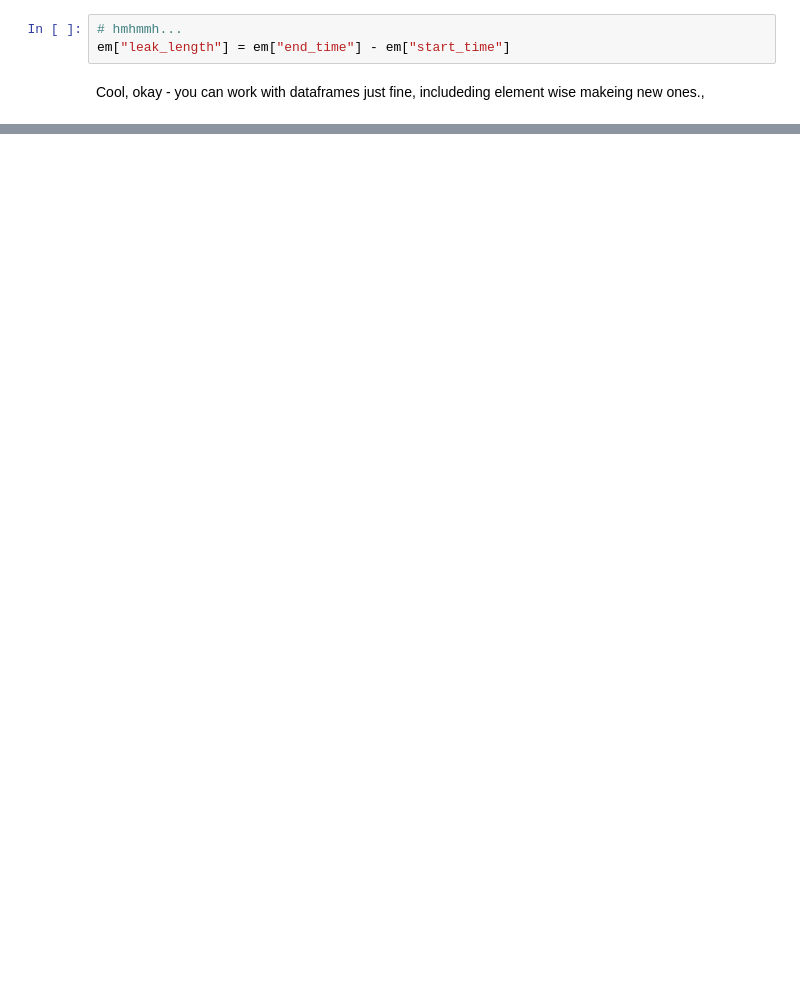
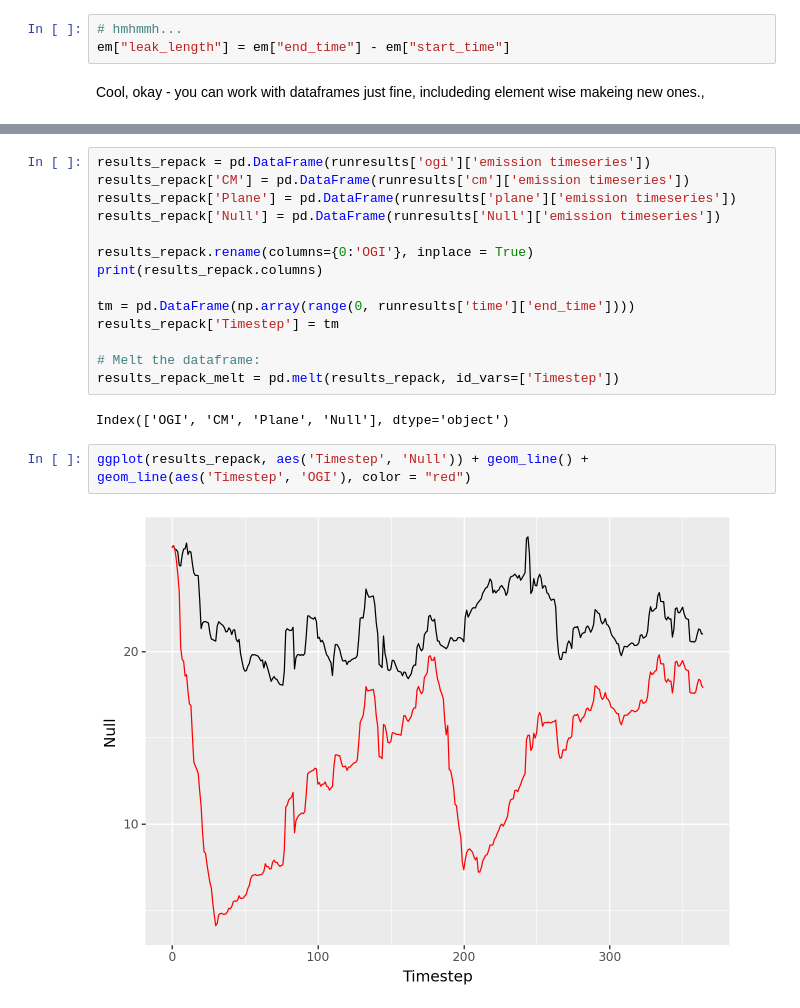
Before and after one commit to hanshall/FEAST_PtE, a Jupyter notebook: FEAST Tutorial Plotting Work.ipynb, the cells around one changed output, grey strips where cells are left out. Drawn from its saved outputs; the diff is of its cells as text; blank space fills up the shorter version.

```diff
--- a/FEAST Tutorial Plotting Work.ipynb
+++ b/FEAST Tutorial Plotting Work.ipynb
@@ -407,0 +418,20 @@ ModuleNotFoundError: No module named 'plotnine'
+# %%
+results_repack = pd.DataFrame(runresults['ogi']['emission timeseries'])
+results_repack['CM'] = pd.DataFrame(runresults['cm']['emission timeseries'])
+results_repack['Plane'] = pd.DataFrame(runresults['plane']['emission timeseries'])
+results_repack['Null'] = pd.DataFrame(runresults['Null']['emission timeseries'])
+
+results_repack.rename(columns={0:'OGI'}, inplace = True)
+print(results_repack.columns)
+
+tm = pd.DataFrame(np.array(range(0, runresults['time']['end_time'])))
+results_repack['Timestep'] = tm
+
+# Melt the dataframe:
+results_repack_melt = pd.melt(results_repack, id_vars=['Timestep'])
+# %% [output]
+Index(['OGI', 'CM', 'Plane', 'Null'], dtype='object')
+# %%
+ggplot(results_repack, aes('Timestep', 'Null')) + geom_line() + geom_line(aes('Timestep', 'OGI'), color = "red")
+# %% [output]
+[figure, added]
```
Also changed, not shown: parts of 10 cells of this notebook.
